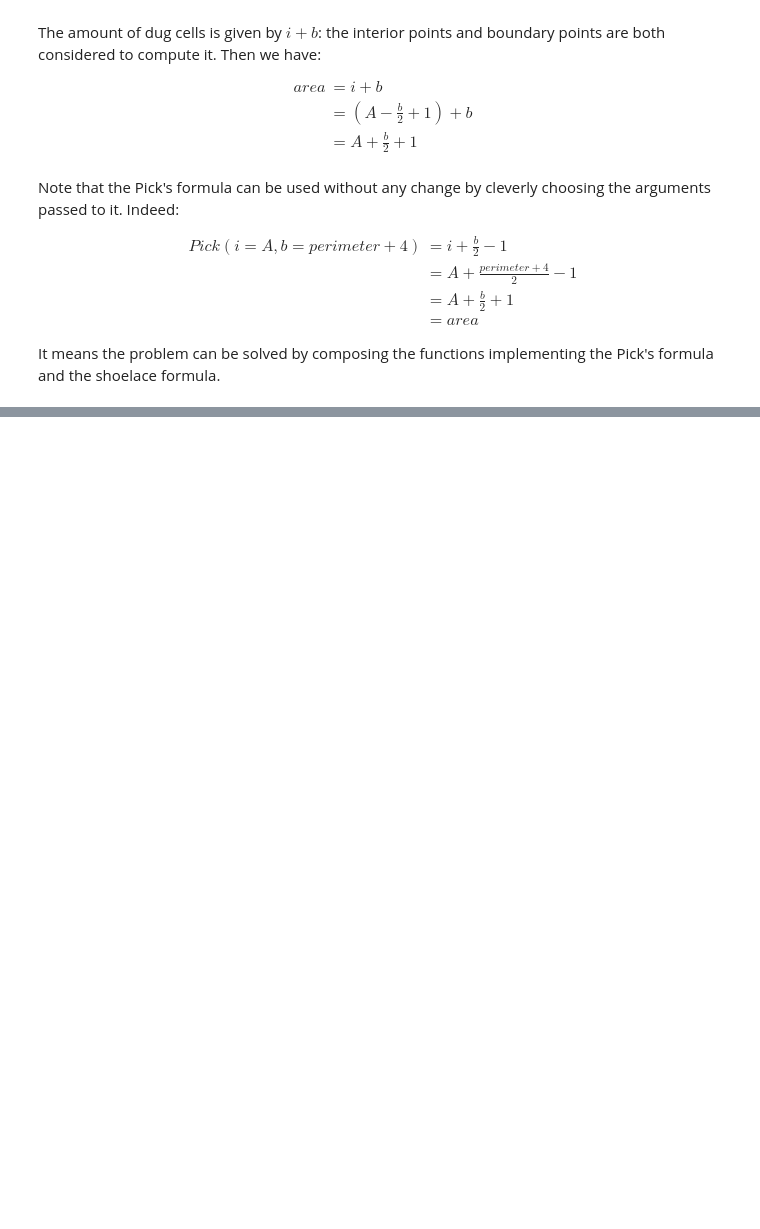
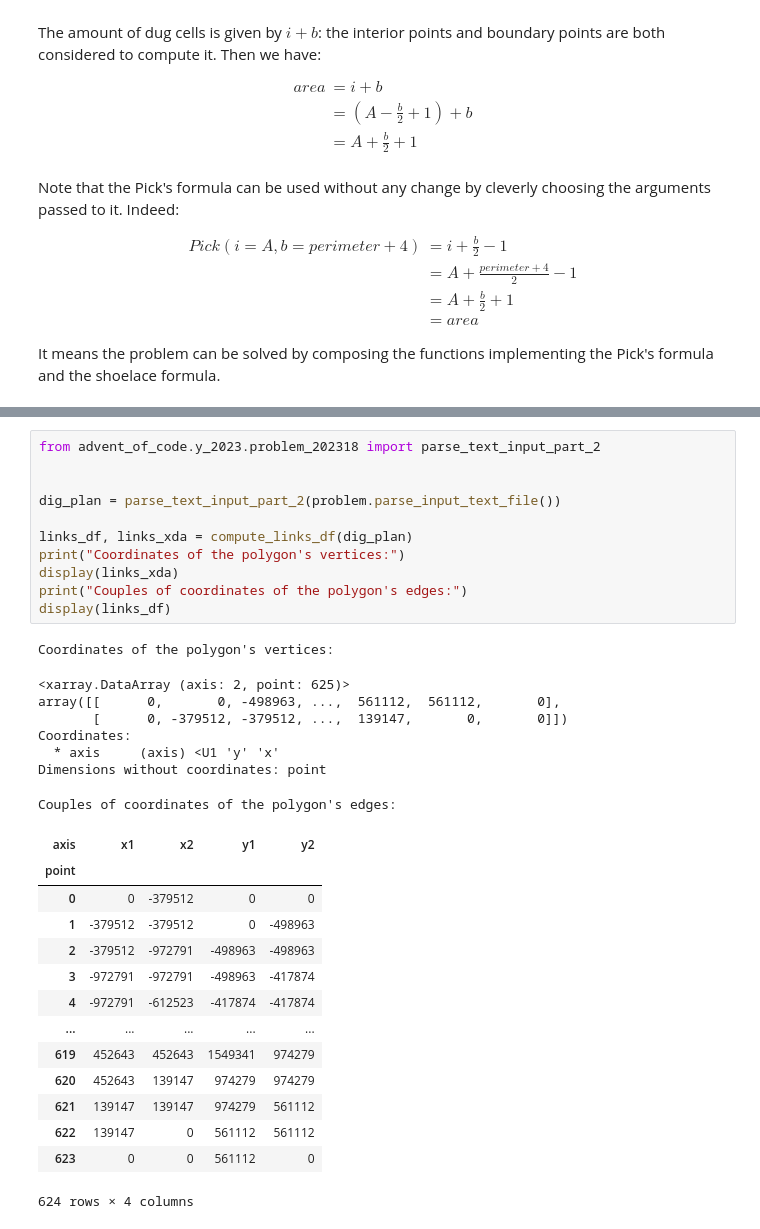
Before and after one commit to etienneschalk/advent-of-code, a Jupyter notebook: docs/source/notebooks/2023/notebook_problem_202318.ipynb, the cells around one changed output, grey strips where cells are left out. Saved outputs shown, nothing was run; the diff lists cells and outputs as text; blank space fills up the shorter version.

```diff
--- a/docs/source/notebooks/2023/notebook_problem_202318.ipynb
+++ b/docs/source/notebooks/2023/notebook_problem_202318.ipynb
@@ -392,0 +672,34 @@ It means the problem can be solved by composing the functions implementing the P
+# %%
+from advent_of_code.y_2023.problem_202318 import parse_text_input_part_2
+
+
+dig_plan = parse_text_input_part_2(problem.parse_input_text_file())
+
+links_df, links_xda = compute_links_df(dig_plan)
+print("Coordinates of the polygon's vertices:")
+display(links_xda)
+print("Couples of coordinates of the polygon's edges:")
+display(links_df)
+# %% [output]
+Coordinates of the polygon's vertices:
+<xarray.DataArray (axis: 2, point: 625)>
+array([[      0,       0, -498963, ...,  561112,  561112,       0],
+       [      0, -379512, -379512, ...,  139147,       0,       0]])
+Coordinates:
+  * axis     (axis) <U1 'y' 'x'
+Dimensions without coordinates: point
+Couples of coordinates of the polygon's edges:
+| axis | x1 | x2 | y1 | y2 |
+| point |  |  |  |  |
+| 0 | 0 | -379512 | 0 | 0 |
+| 1 | -379512 | -379512 | 0 | -498963 |
+| 2 | -379512 | -972791 | -498963 | -498963 |
+| 3 | -972791 | -972791 | -498963 | -417874 |
+| 4 | -972791 | -612523 | -417874 | -417874 |
+| ... | ... | ... | ... | ... |
+| 619 | 452643 | 452643 | 1549341 | 974279 |
+| 620 | 452643 | 139147 | 974279 | 974279 |
+| 621 | 139147 | 139147 | 974279 | 561112 |
+| 622 | 139147 | 0 | 561112 | 561112 |
+| 623 | 0 | 0 | 561112 | 0 |
+624 rows × 4 columns
```
Also changed, not shown: parts of 24 cells of this notebook, 3 other files.
